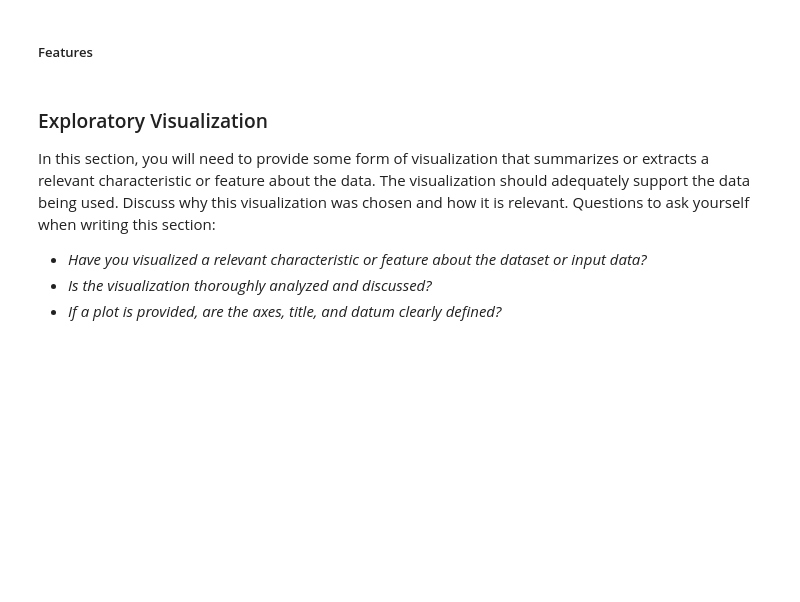
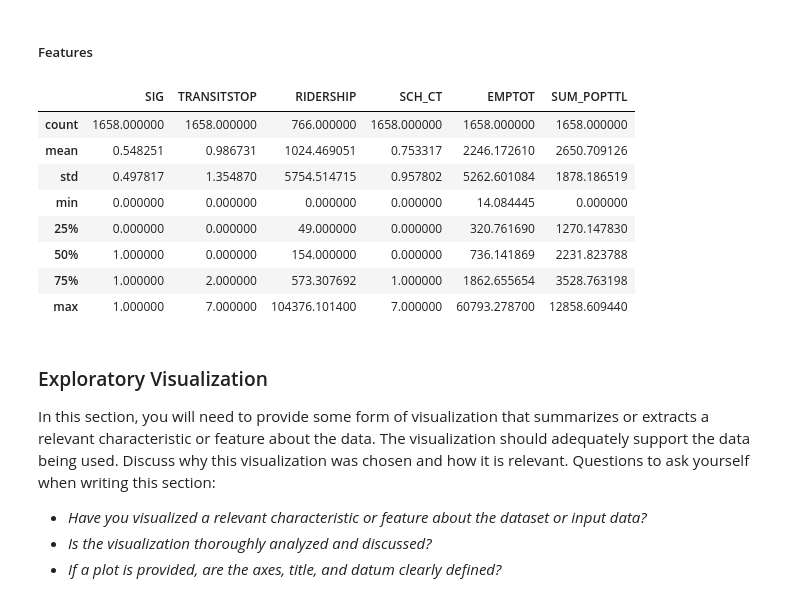
Before and after one commit to black-tea/vehicle-vol-pdf-scrape, a Jupyter notebook: Predicting Pedestrian Volumes.ipynb, the cells around one changed output. Saved outputs shown, nothing was run; the diff lists cells and outputs as text; code cells hidden in the pictures; blank space fills up the shorter version.

```diff
--- a/Predicting Pedestrian Volumes.ipynb
+++ b/Predicting Pedestrian Volumes.ipynb
@@ -216,7 +209,17 @@ outlier_volume = raw_data[np.abs(raw_data.volume-raw_data.volume.mean()) > (3*ra
 # %% [markdown]
 ##### Features
 # %%
-# raw_data.drop(['volume','LAT','LON'], axis=1).describe()
+raw_data.drop(['volume','LAT','LON'], axis=1).describe()
+# %% [output]
+|  | SIG | TRANSITSTOP | RIDERSHIP | SCH_CT | EMPTOT | SUM_POPTTL |
+| count | 1658.000000 | 1658.000000 | 766.000000 | 1658.000000 | 1658.000000 | 1658.000000 |
+| mean | 0.548251 | 0.986731 | 1024.469051 | 0.753317 | 2246.172610 | 2650.709126 |
+| std | 0.497817 | 1.354870 | 5754.514715 | 0.957802 | 5262.601084 | 1878.186519 |
+| min | 0.000000 | 0.000000 | 0.000000 | 0.000000 | 14.084445 | 0.000000 |
+| 25% | 0.000000 | 0.000000 | 49.000000 | 0.000000 | 320.761690 | 1270.147830 |
+| 50% | 1.000000 | 0.000000 | 154.000000 | 0.000000 | 736.141869 | 2231.823788 |
+| 75% | 1.000000 | 2.000000 | 573.307692 | 1.000000 | 1862.655654 | 3528.763198 |
+| max | 1.000000 | 7.000000 | 104376.101400 | 7.000000 | 60793.278700 | 12858.609440 |
 # %% [markdown]
 ### Exploratory Visualization
 In this section, you will need to provide some form of visualization that summarizes or extracts a relevant characteristic or feature about the data. The visualization should adequately support the data being used. Discuss why this visualization was chosen and how it is relevant. Questions to ask yourself when writing this section:
```
Also changed, not shown: parts of 23 cells of this notebook.
